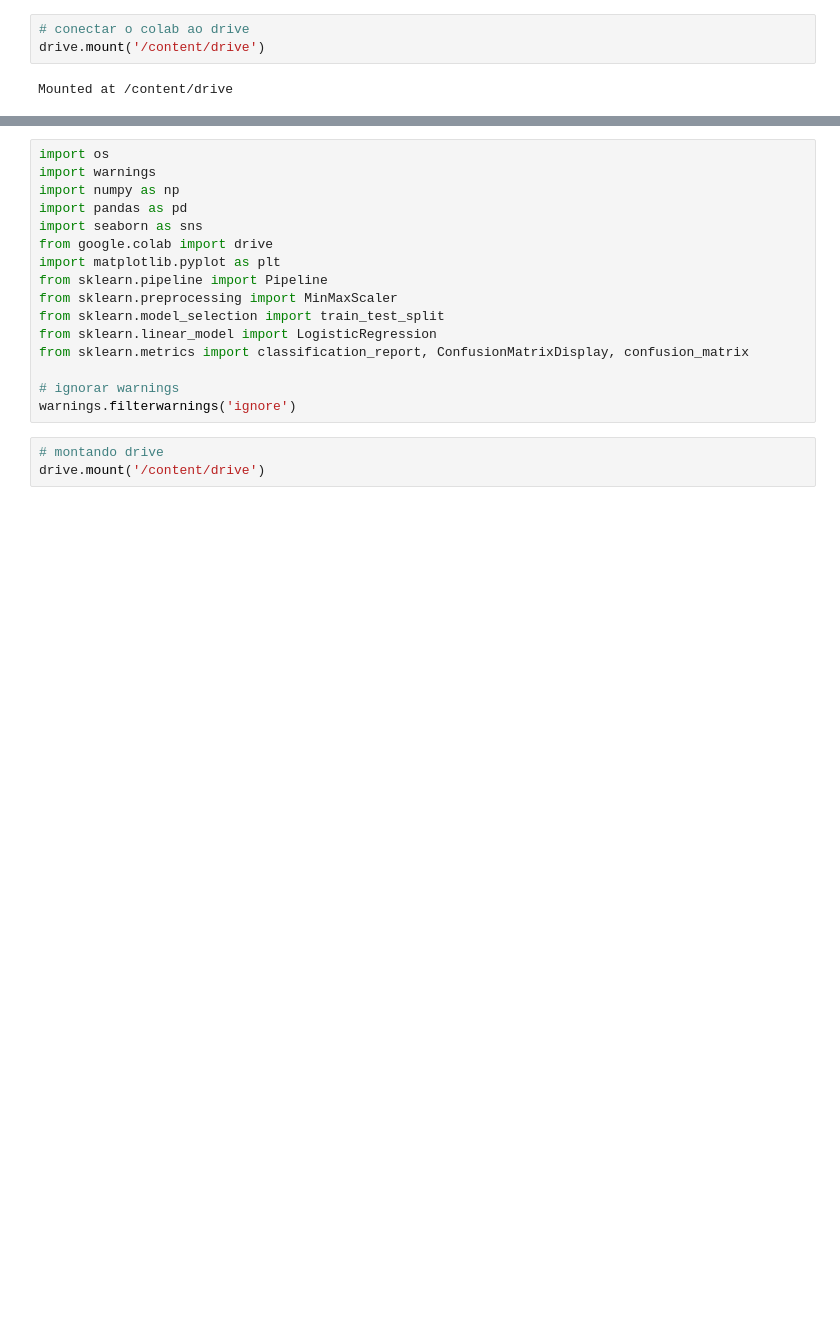
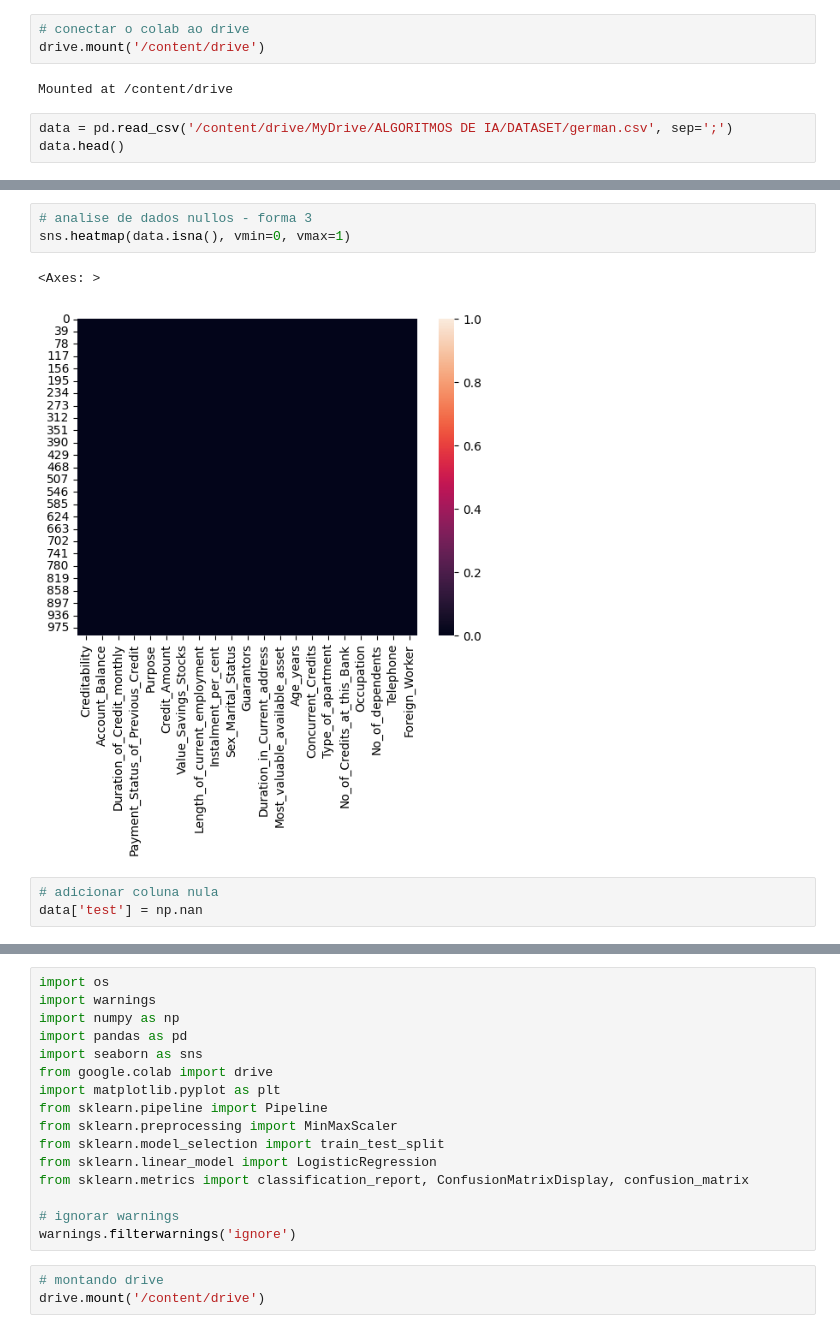
Before and after one commit to echer/mit-inteligencia-artificial-machine-learning-deep-learning-infnet-2025-01, a Jupyter notebook: ALGORITMOS DE IA/2_regressao_logistica (aula 4).ipynb, the cells around one changed output, grey strips where cells are left out. Drawn from its saved outputs; the diff is of its cells as text; blank space fills up the shorter version.

Commit message:
aula 4 regressao logistica german credit csv

```diff
--- a/ALGORITMOS DE IA/2_regressao_logistica (aula 4).ipynb
+++ b/ALGORITMOS DE IA/2_regressao_logistica (aula 4).ipynb
@@ -30,3 +36,6 @@ warnings.filterwarnings('ignore')
 drive.mount('/content/drive')
 # %% [output]
 Mounted at /content/drive
+# %%
+data = pd.read_csv('/content/drive/MyDrive/ALGORITMOS DE IA/DATASET/german.csv', sep=';')
+data.head()
@@ -32,0 +93,9 @@ Mounted at /content/drive
+# %%
+# analise de dados nullos - forma 3
+sns.heatmap(data.isna(), vmin=0, vmax=1)
+# %% [output]
+<Axes: >
+[figure, added]
+# %%
+# adicionar coluna nula
+data['test'] = np.nan
```
Also changed, not shown: parts of 21 cells of this notebook, 1 other file.
